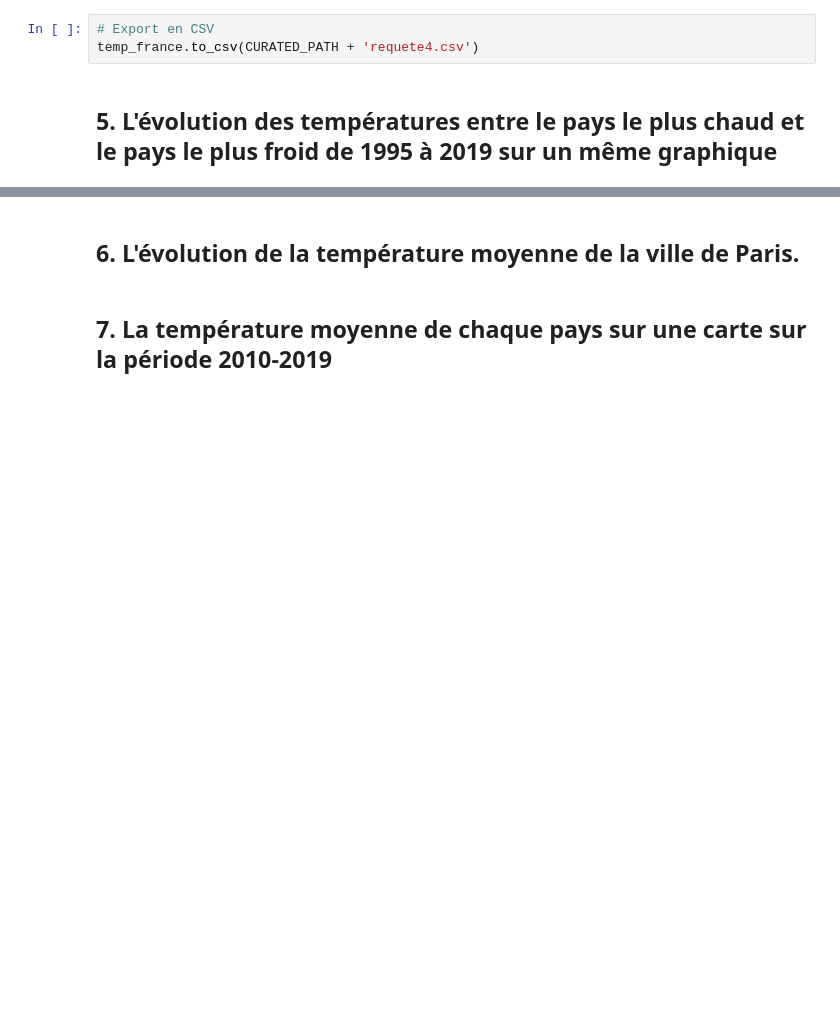
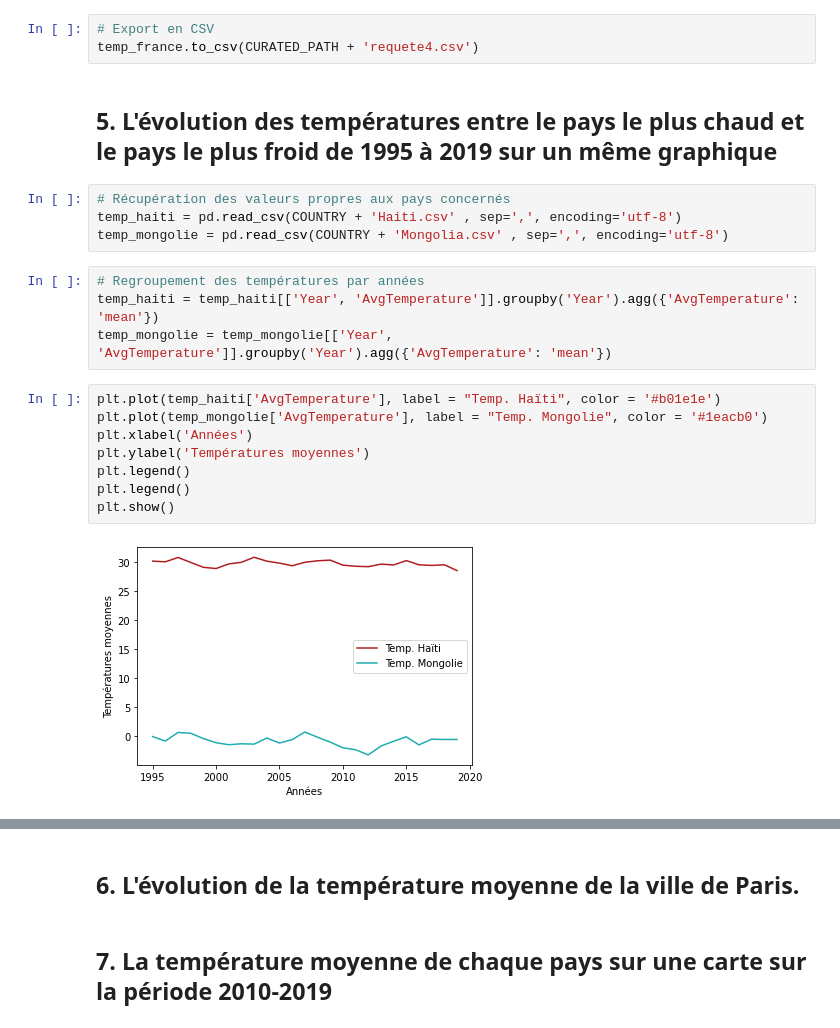
Before and after one commit to Twizzle1997/climatologie, a Jupyter notebook: notebook.ipynb, the cells around one changed output, grey strips where cells are left out. Cells and saved outputs as stored; diff of their text form; blank space fills up the shorter version.

```diff
--- a/notebook.ipynb
+++ b/notebook.ipynb
@@ -210,3 +211,21 @@ plt.show()
 temp_france.to_csv(CURATED_PATH + 'requete4.csv')
 # %% [markdown]
 ## 5. L'évolution des températures entre le pays le plus chaud et le pays le plus froid de 1995 à 2019 sur un même graphique
+# %%
+# Récupération des valeurs propres aux pays concernés
+temp_haiti = pd.read_csv(COUNTRY + 'Haiti.csv' , sep=',', encoding='utf-8')
+temp_mongolie = pd.read_csv(COUNTRY + 'Mongolia.csv' , sep=',', encoding='utf-8')
+# %%
+# Regroupement des températures par années
+temp_haiti = temp_haiti[['Year', 'AvgTemperature']].groupby('Year').agg({'AvgTemperature': 'mean'})
+temp_mongolie = temp_mongolie[['Year', 'AvgTemperature']].groupby('Year').agg({'AvgTemperature': 'mean'})
+# %%
+plt.plot(temp_haiti['AvgTemperature'], label = "Temp. Haïti", color = '#b01e1e')
+plt.plot(temp_mongolie['AvgTemperature'], label = "Temp. Mongolie", color = '#1eacb0')
+plt.xlabel('Années')
+plt.ylabel('Températures moyennes')
+plt.legend()
+plt.legend()
+plt.show()
+# %% [output]
+[figure, added]
```
Also changed, not shown: parts of 8 cells of this notebook.
